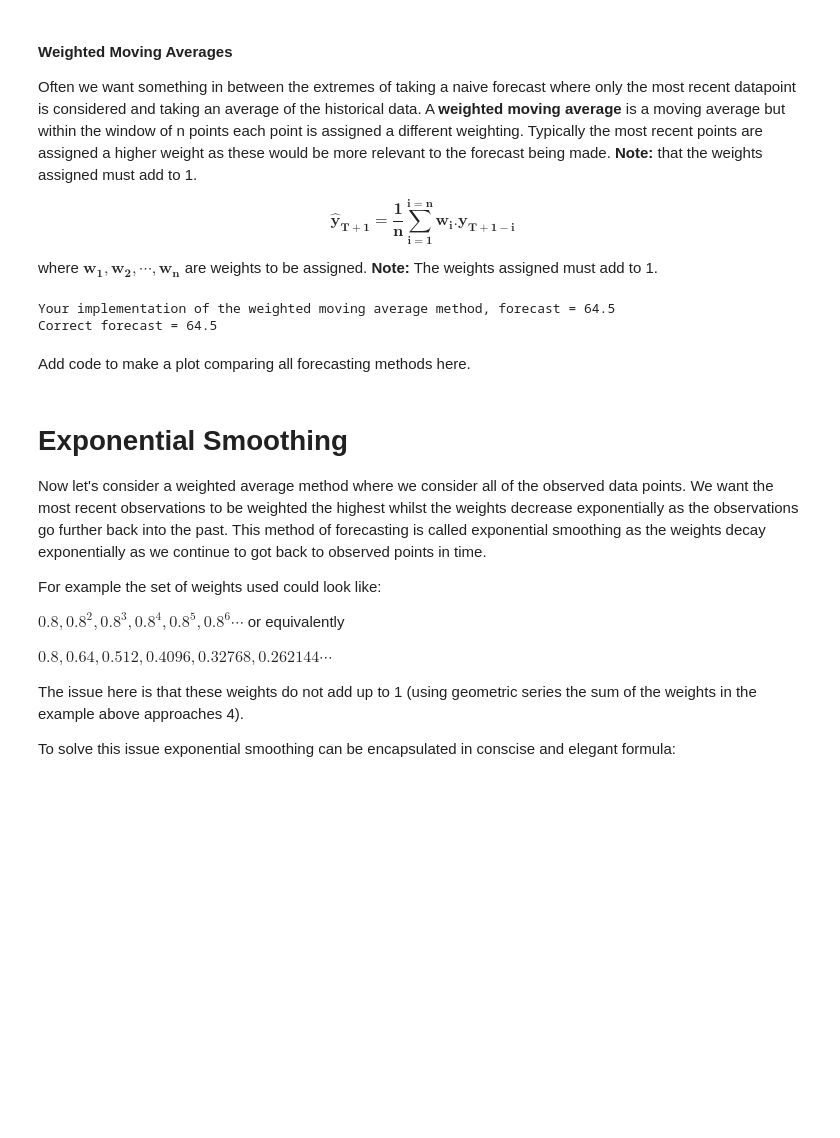
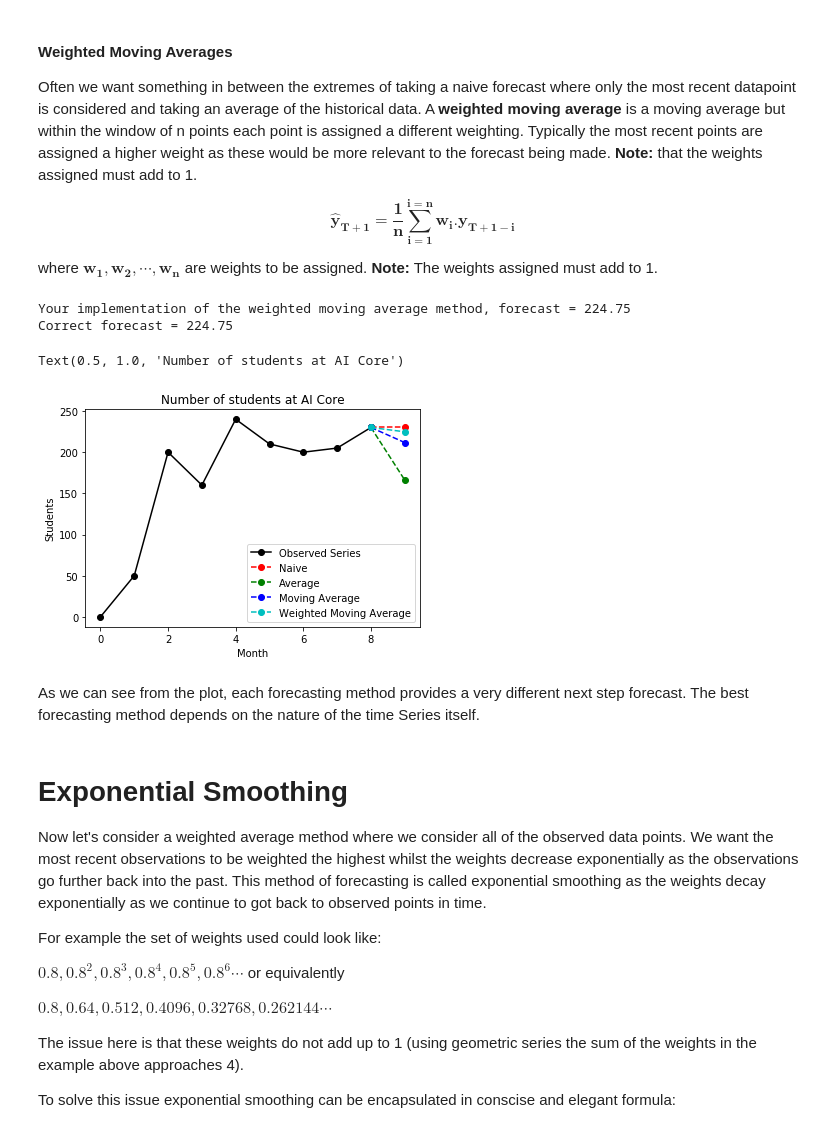
Before and after one commit to stefan262/Practical-ML-DS, a Jupyter notebook: Chapter 2. Python for Data Scientists/Module 7. Other ML Problems/Time Series/2. Holt-Winters Method for Time Series Forecasting.ipynb, the cells around one changed output. Saved outputs shown, nothing was run; the diff lists cells and outputs as text; code cells hidden in the pictures; blank space fills up the shorter version.

Commit message:
Added comparison plot

```diff
--- a/Chapter 2. Python for Data Scientists/Module 7. Other ML Problems/Time Series/2. Holt-Winters Method for Time Series Forecasting.ipynb
+++ b/Chapter 2. Python for Data Scientists/Module 7. Other ML Problems/Time Series/2. Holt-Winters Method for Time Series Forecasting.ipynb
@@ -91,8 +91,8 @@ def naive_method(series):
     return series[-1]
 
 # Test your function returns the correct answer using the AI Core series
-forecast=naive_method(aicore_series)
-print('Your implementation of the naive method, forecast =', forecast)
+naive_forecast=naive_method(aicore_series)
+print('Your implementation of the naive method, forecast =', naive_forecast)
 print('Correct forecast =',230)
 # %% [output]
 Your implementation of the naive method, forecast = 230
@@ -111,8 +111,8 @@ def average_method(series):
     return sum(series)/len(series)
 
 # Test your function returns the correct answer using the AI Core series
-forecast=average_method(aicore_series)
-print('Your implementation of the average method, forecast =', forecast)
+avg_forecast=average_method(aicore_series)
+print('Your implementation of the average method, forecast =', avg_forecast)
 print('Correct forecast =',166.111)
 # %% [output]
 Your implementation of the average method, forecast = 166.11111111111111
@@ -130,8 +130,8 @@ def movingaverage_method(series,n):
     return average_method(series[-n:])
 
 # Test your function returns the correct answer using the AI Core series
-forecast=movingaverage_method(aicore_series,3)
-print('Your implementation of the moving average method, forecast =', forecast)
+movingavg_forecast=movingaverage_method(aicore_series,3)
+print('Your implementation of the moving average method, forecast =', movingavg_forecast)
 print('Correct forecast =',211.667)
 # %% [output]
 Your implementation of the moving average method, forecast = 211.66666666666666
@@ -148,23 +148,44 @@ where $\mathbf{w_{1}, w_{2}, \cdots, w_{n}}$ are weights to be assigned. __Note:
 #TASK: Code up the moving average method to forecast the next point in the time series
 import numpy as np
 
+
 def weightedaverage_method(series,weights,n):
     #Insert code here
+    #First component in the weights array corresponds to ...
+    #weight applied to the most recent observed value in the time series
     weights.reverse()
     weights = np.array(weights,dtype=float)
     nseries = np.array(series[-n:],dtype=float)
     nweightseries = np.multiply(nseries, weights)
-    return sum(nweightseries)/n
+    return sum(nweightseries)
 
 # Test your function returns the correct answer using the AI Core series
-forecast = weightedaverage_method(aicore_series,[0.4,0.3,0.2],3)
-print('Your implementation of the weighted moving average method, forecast =', forecast)
-print('Correct forecast =',64.5)
+weighted_forecast = weightedaverage_method(aicore_series,[0.8,0.15,0.05],3)
+print('Your implementation of the weighted moving average method, forecast =', weighted_forecast)
+print('Correct forecast =',224.75)
 # %% [output]
-Your implementation of the weighted moving average method, forecast = 64.5
-Correct forecast = 64.5
+Your implementation of the weighted moving average method, forecast = 224.75
+Correct forecast = 224.75
-# %% [markdown]
-Add code to make a plot comparing all forecasting methods here.
+# %%
+#How to plot this with Plotly instead?
+import matplotlib.pyplot as plt
+
+#Plot observed series
+plt.plot(aicore_series,'ko-',label='Observed Series')
+#Plot all forecasts
+plt.plot([8,9],[aicore_series[-1],naive_forecast],'ro--', label='Naive')
+plt.plot([8,9],[aicore_series[-1],avg_forecast],'go--', label='Average')
+plt.plot([8,9],[aicore_series[-1],movingavg_forecast],'bo--', label='Moving Average')
+plt.plot([8,9],[aicore_series[-1],weighted_forecast],'co--', label='Weighted Moving Average')
+plt.legend()
+plt.xlabel('Month')
+plt.ylabel('Students')
+plt.title('Number of students at AI Core')
+# %% [output]
+Text(0.5, 1.0, 'Number of students at AI Core')
+[figure, added]
+# %% [markdown]
+As we can see from the plot, each forecasting method provides a very different next step forecast. The best forecasting method depends on the nature of the time Series itself.
 # %% [markdown]
 # Exponential Smoothing
 
```
